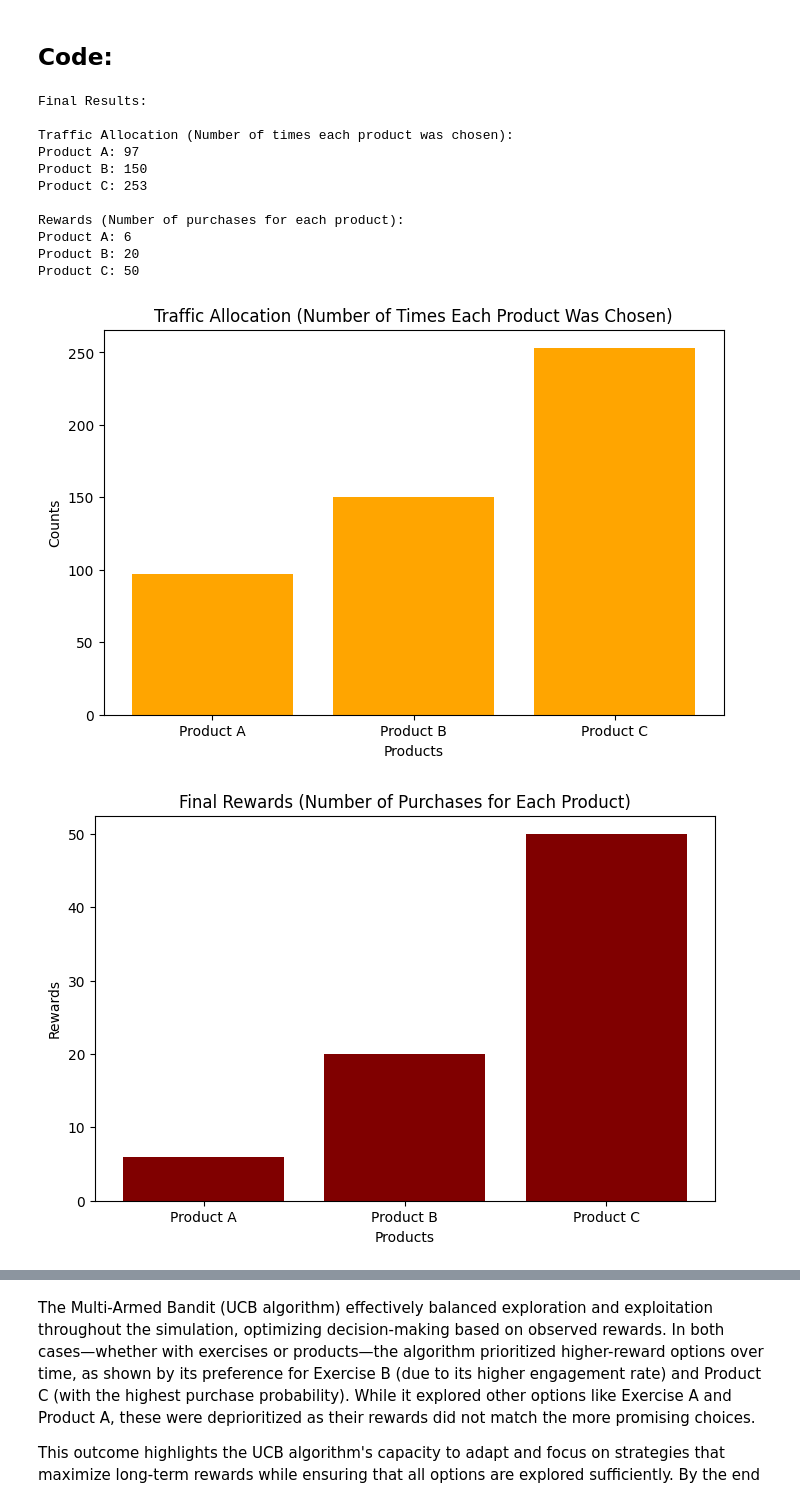
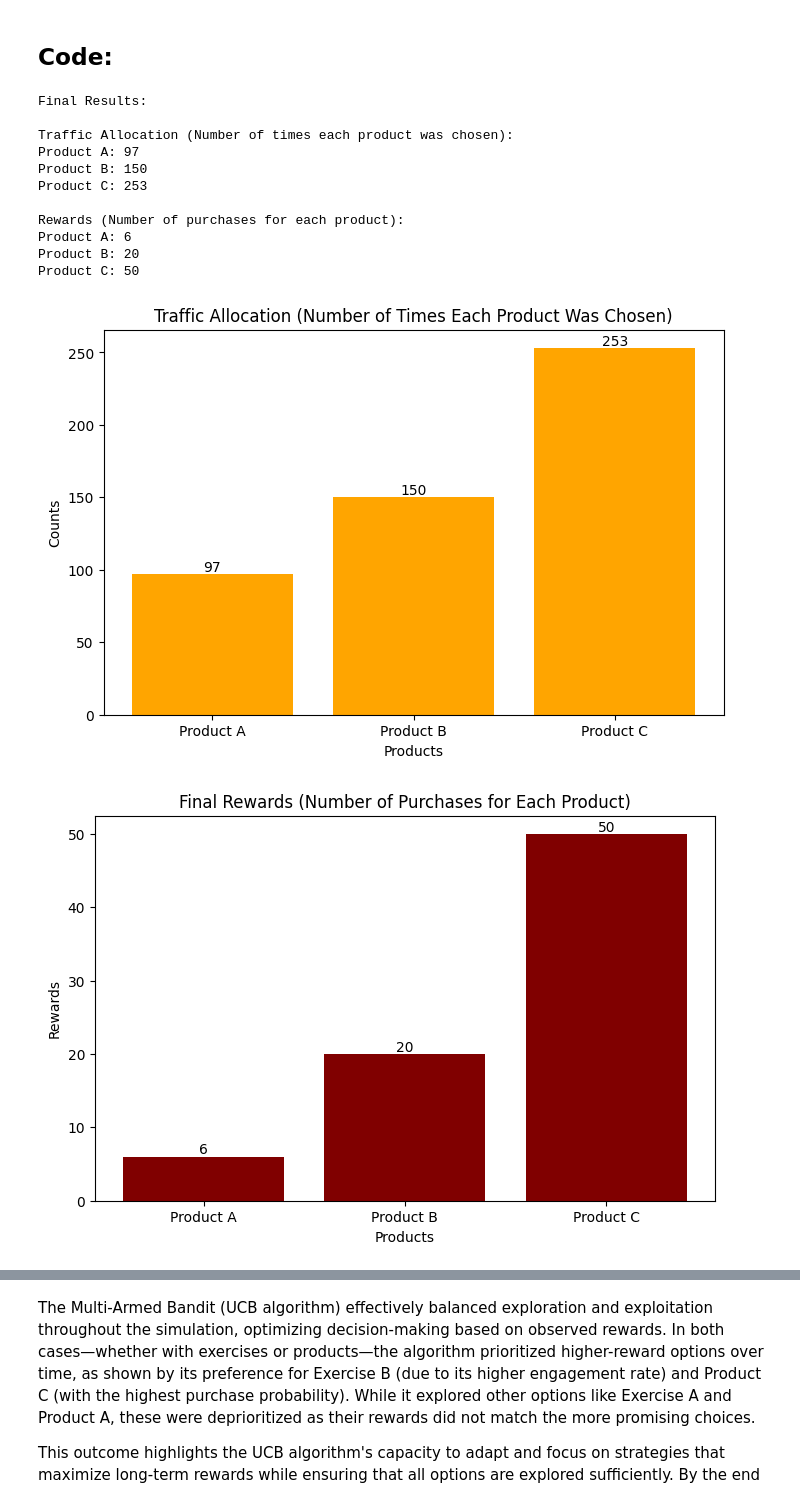
Before and after one commit to Sanjay-0108/RL, a Jupyter notebook: LABS/LAB8/Lab_8.ipynb, the cells around one changed output, grey strips where cells are left out. Saved outputs shown, nothing was run; the diff lists cells and outputs as text; code cells hidden in the pictures.

```diff
--- a/LABS/LAB8/Lab_8.ipynb
+++ b/LABS/LAB8/Lab_8.ipynb
@@ -103,17 +117,27 @@ def multi_armed_bandit_ucb(true_engagement_rates, n_interactions):
     labels = [f"Exercise {chr(65 + i)}" for i in range(n_exercises)]
 
     # Bar chart for arm allocation
-    plt.bar(labels, counts,color="orange")
+    plt.bar(labels, counts, color="orange")
     plt.title("Number of Times Each Exercise was Chosen")
     plt.xlabel("Exercises")
     plt.ylabel("Counts")
+
+    # Add data labels
+    for i, count in enumerate(counts):
+        plt.text(i, count + 0.2, f"{int(count)}", ha='center')
+
     plt.show()
 
     # Bar chart for rewards
-    plt.bar(labels, rewards,color="maroon")
+    plt.bar(labels, rewards, color="maroon")
     plt.title("Rewards for Each Exercise")
     plt.xlabel("Exercises")
     plt.ylabel("Rewards")
+
+    # Add data labels
+    for i, reward in enumerate(rewards):
+        plt.text(i, reward + 0.2, f"{reward:.1f}", ha='center')
+
     plt.show()
 
 # Define the average engagement rates for the exercises
@@ -234,42 +295,54 @@ def multi_armed_bandit_ucb(true_purchase_probabilities, n_users):
 
     # Visualization 1: Traffic Allocation (Bar Plot)
     plt.figure(figsize=(8, 5))
-    plt.bar(product_labels, counts, color='orange')
+    bars = plt.bar(product_labels, counts, color='orange')
     plt.title("Traffic Allocation (Number of Times Each Product Was Chosen)")
     plt.xlabel("Products")
     plt.ylabel("Counts")
+
+    # Adding data labels on top of the bars
+    for bar in bars:
+        plt.text(bar.get_x() + bar.get_width() / 2, bar.get_height(),
+                 str(int(bar.get_height())), ha='center', va='bottom')
+
     plt.show()
 
     # Visualization 2: Final Rewards (Bar Plot)
     plt.figure(figsize=(8, 5))
-    plt.bar(product_labels, rewards, color='maroon')
+    bars = plt.bar(product_labels, rewards, color='maroon')
     plt.title("Final Rewards (Number of Purchases for Each Product)")
     plt.xlabel("Products")
     plt.ylabel("Rewards")
+
+    # Adding data labels on top of the bars
+    for bar in bars:
+        plt.text(bar.get_x() + bar.get_width() / 2, bar.get_height(),
+                 str(int(bar.get_height())), ha='center', va='bottom')
+
     plt.show()
 
 
 # Main Execution
 if __name__ == "__main__":
     # True purchase probabilities for each product
     true_purchase_probabilities = [0.05, 0.10, 0.20]  # Product A, B, C
 
     # Number of user interactions
     n_users = 500  # Increased number of users
 
     # Run the Multi-Armed Bandit simulation using UCB
     multi_armed_bandit_ucb(true_purchase_probabilities, n_users)
 # %% [output]
 Final Results:
 
 Traffic Allocation (Number of times each product was chosen):
 Product A: 97
 Product B: 150
 Product C: 253
 
 Rewards (Number of purchases for each product):
 Product A: 6
 Product B: 20
 Product C: 50
-[figure, old version]
+[figure, new version]
-[figure, old version]
+[figure, new version]
```
Also changed, not shown: parts of 30 cells of this notebook.
